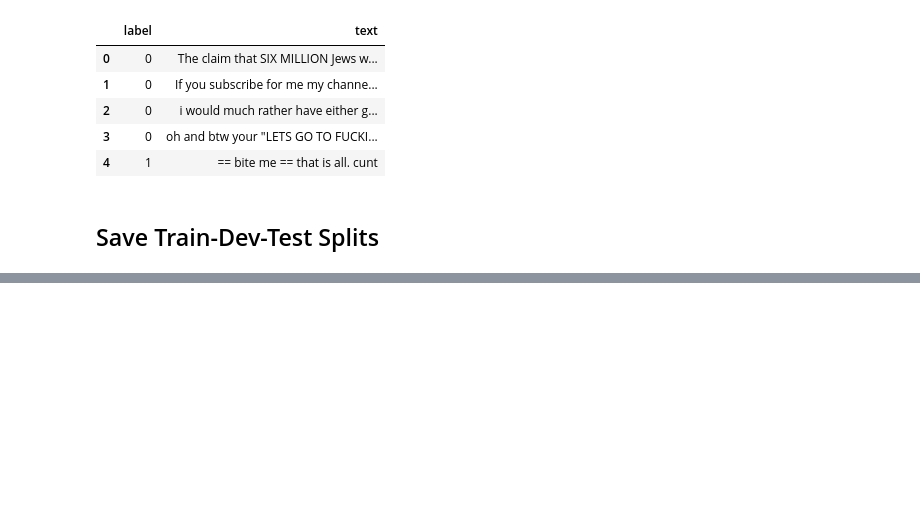
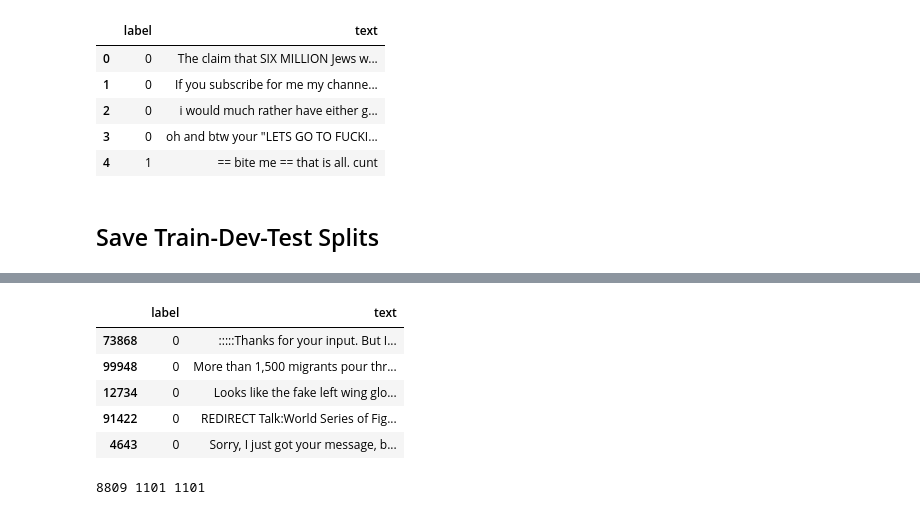
Before and after one commit to Ravi-Raghavan/CIS-5300-Final-Project, a Jupyter notebook: EDA.ipynb, the cells around one changed output, grey strips where cells are left out. Saved outputs shown, nothing was run; the diff lists cells and outputs as text; code cells hidden in the pictures; blank space fills up the shorter version.

```diff
--- a/EDA.ipynb
+++ b/EDA.ipynb
@@ -123,0 +149,9 @@ test_df.to_csv("data/test_data_cleaned.csv")
+# %%
+test_sample.head()
+# %% [output]
+|  | label | text |
+| 73868 | 0 | :::::Thanks for your input. But I... |
+| 99948 | 0 | More than 1,500 migrants pour thr... |
+| 12734 | 0 | Looks like the fake left wing glo... |
+| 91422 | 0 | REDIRECT Talk:World Series of Fig... |
+| 4643 | 0 | Sorry, I just got your message, b... |
@@ -123,0 +163,4 @@ test_df.to_csv("data/test_data_cleaned.csv")
+# %%
+print(len(train_sample), len(dev_sample), len(test_sample))
+# %% [output]
+8809 1101 1101
```
Also changed, not shown: parts of 5 cells of this notebook, 4 other files.
